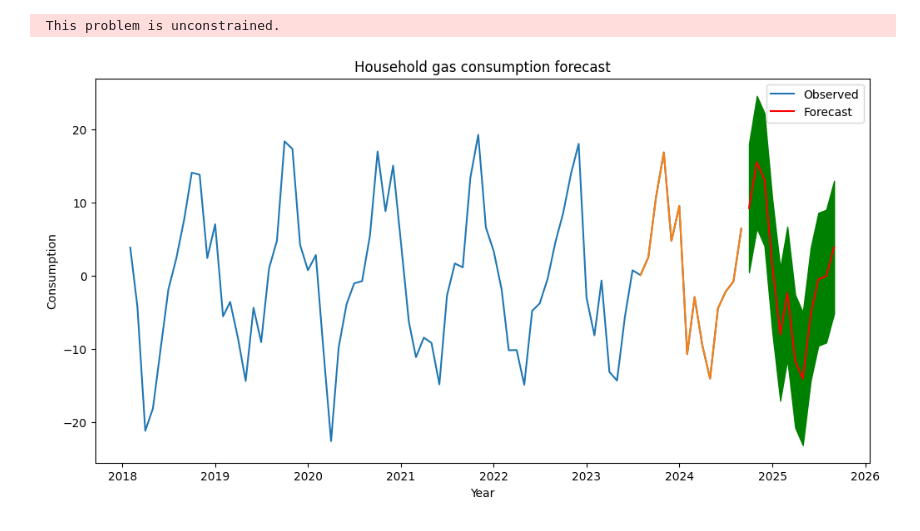
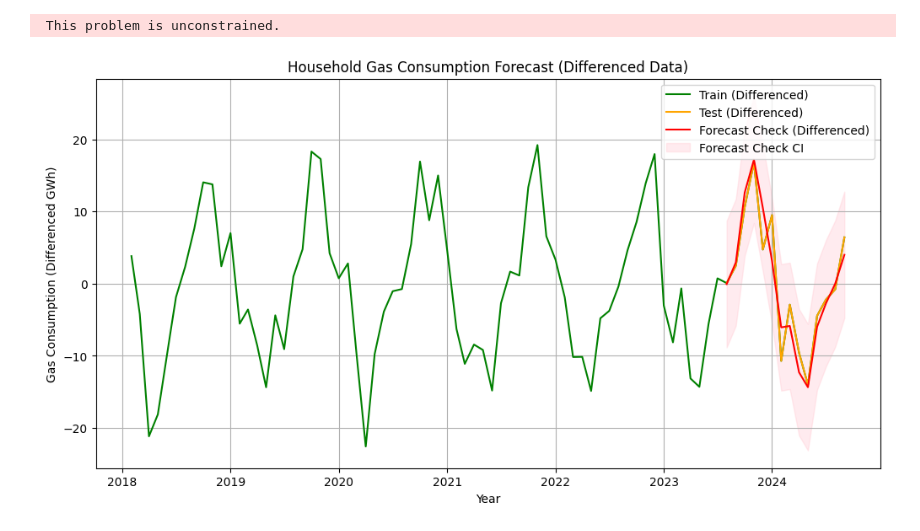
Before and after one commit to Kate-217/pogramming_for_data_analytics, a Jupyter notebook: project/forecasting.ipynb, the cells around one changed output. Cells and saved outputs as stored; diff of their text form; code cells hidden in the pictures.

Commit message:
differenced predictions

```diff
--- a/project/forecasting.ipynb
+++ b/project/forecasting.ipynb
@@ -183,23 +184,29 @@ At iterate    5    f=  2.52629D+00    |proj g|=  9.63560D-02
 
 CONVERGENCE: REL_REDUCTION_OF_F_<=_FACTR*EPSMCH
  This problem is unconstrained.
+# %%
+# Getting prediction for test data
+forecast_test = results.get_prediction(start=test.index[0], end=test.index[-1])
+forecast_test_mean = forecast_test.predicted_mean
+forecast_test_ci = forecast_test.conf_int()
 # %%
-# Forecast future values
-forecast_periods = 12  # Forecast the next 12 months
-forecast = results.get_forecast(steps=forecast_periods)
-forecast_mean = forecast.predicted_mean
-forecast_ci = forecast.conf_int()
+# Plot the differenced data
+plt.figure(figsize=(12, 6))
+plt.plot(diff_train.index, diff_train['xs_business_houses'], label='Train (Differenced)', color='green')
+plt.plot(test.index, test['xs_business_houses'], label='Test (Differenced)', color='orange')
+plt.plot(forecast_test_mean.index, forecast_test_mean, label='Forecast Check (Differenced)', color='red')
 
-# Plot the forecast
-plt.figure(figsize=(12, 6))
-plt.plot(diff_train, label='Observed')
-plt.plot(test)
-plt.plot(forecast_mean, label='Forecast', color='red')
-plt.fill_between(forecast_ci.index, forecast_ci.iloc[:, 0], forecast_ci.iloc[:, 1], color='green')
-plt.title("Household gas consumption forecast")
+# confidence interval
+plt.fill_between(forecast_test_ci.index,
+                 forecast_test_ci.iloc[:, 0],
+                 forecast_test_ci.iloc[:, 1],
+                 color='pink', alpha=0.3, label='Forecast Check CI')
+
+plt.title("Household Gas Consumption Forecast (Differenced Data)")
 plt.xlabel("Year")
-plt.ylabel("Consumption")
-plt.legend()
+plt.ylabel("Gas Consumption (Differenced GWh)")
+plt.legend(loc='upper right')
+plt.grid()
 plt.show()
 # %% [output]
-[figure, old version]
+[figure, new version]
```
Also changed, not shown: parts of 3 cells of this notebook.
